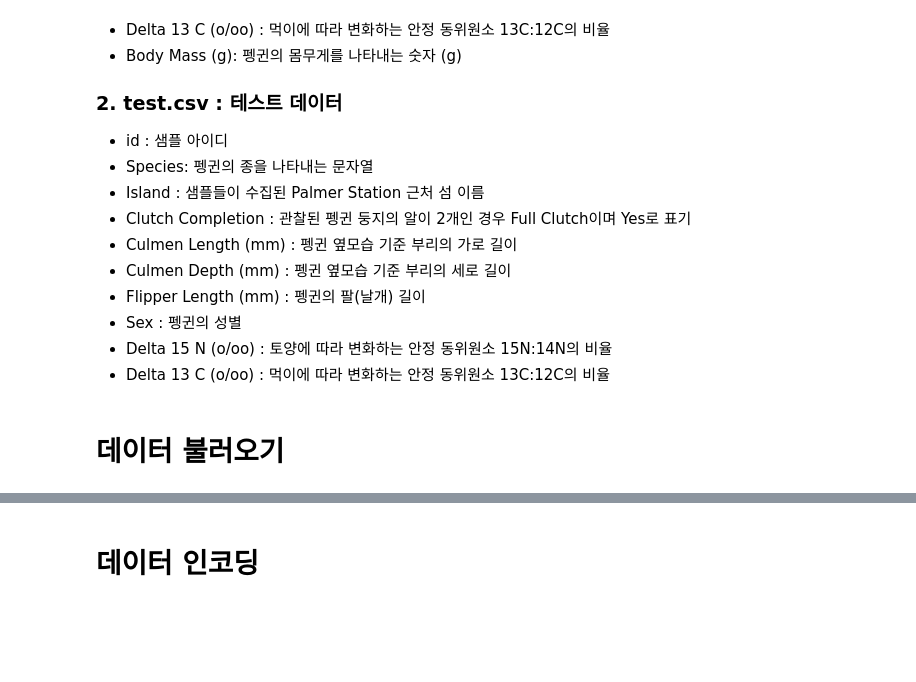
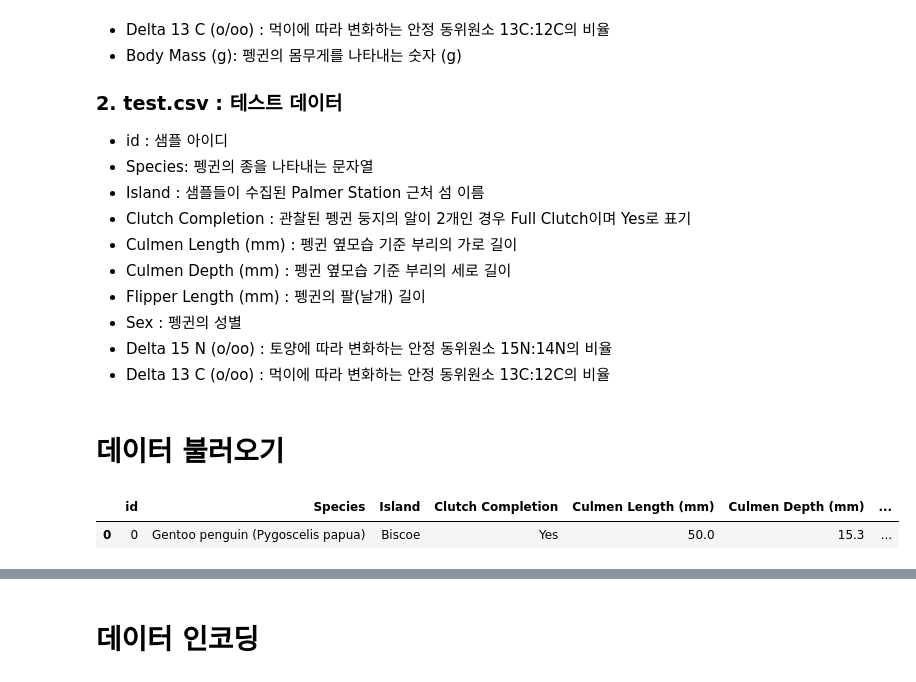
Before and after one commit to SeunghyeChae/tmdhey, a Jupyter notebook: penguins_kg.ipynb, the cells around one changed output, grey strips where cells are left out. Cells and saved outputs as stored; diff of their text form; code cells hidden in the pictures; blank space fills up the shorter version.

```diff
--- a/penguins_kg.ipynb
+++ b/penguins_kg.ipynb
@@ -39,3 +39,8 @@ warnings.filterwarnings('ignore')
 
 df= pd.read_csv('dataset/train.csv')
 tst_df= pd.read_csv('dataset/test.csv')
+# %%
+df.head(1)
+# %% [output]
+|  | id | Species | Island | Clutch Completion | Culmen Length (mm) | Culmen Depth (mm) | ... |
+| 0 | 0 | Gentoo penguin (Pygoscelis papua) | Biscoe | Yes | 50.0 | 15.3 | ... |
```
Also changed, not shown: parts of 18 cells of this notebook.
